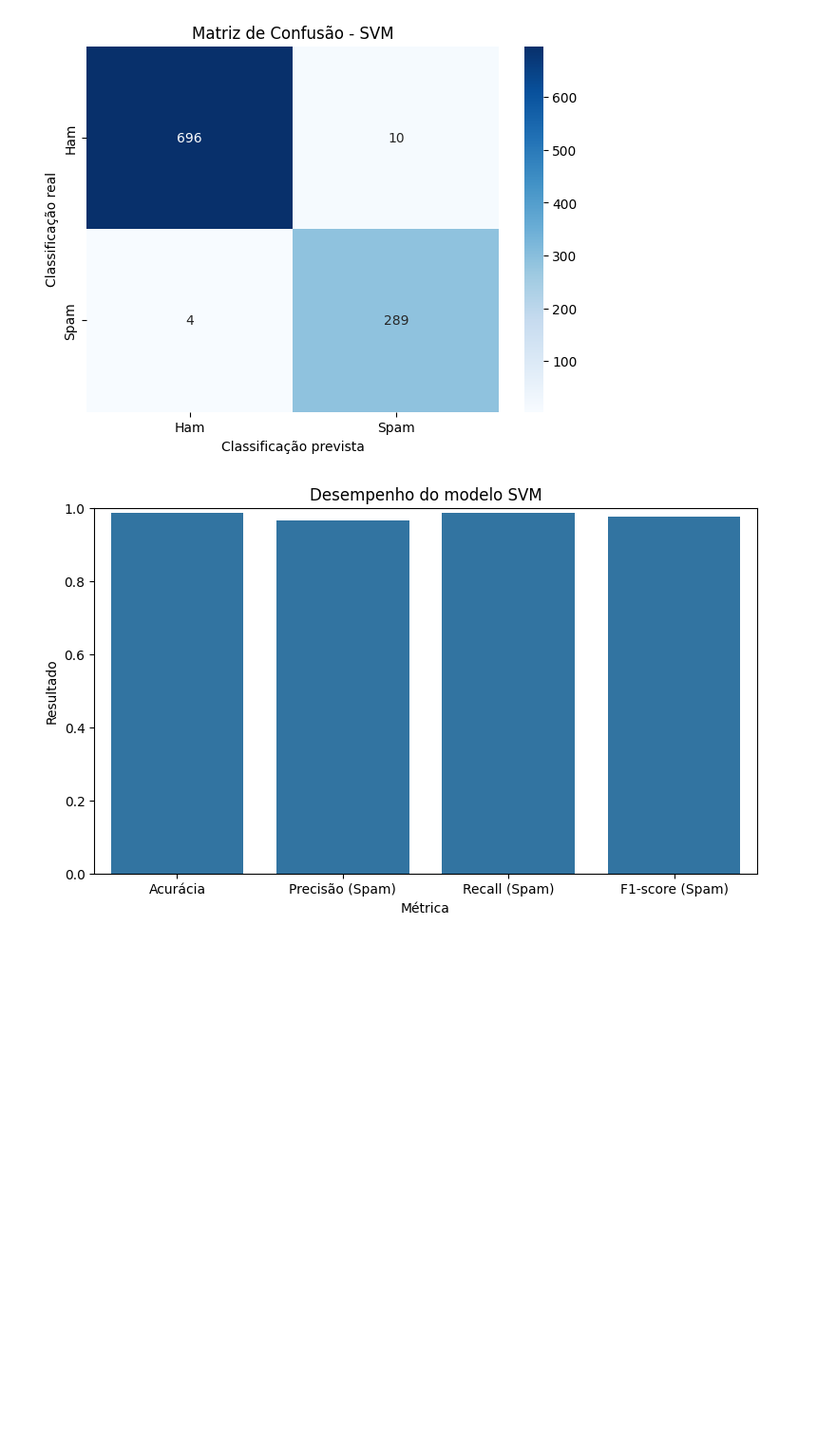
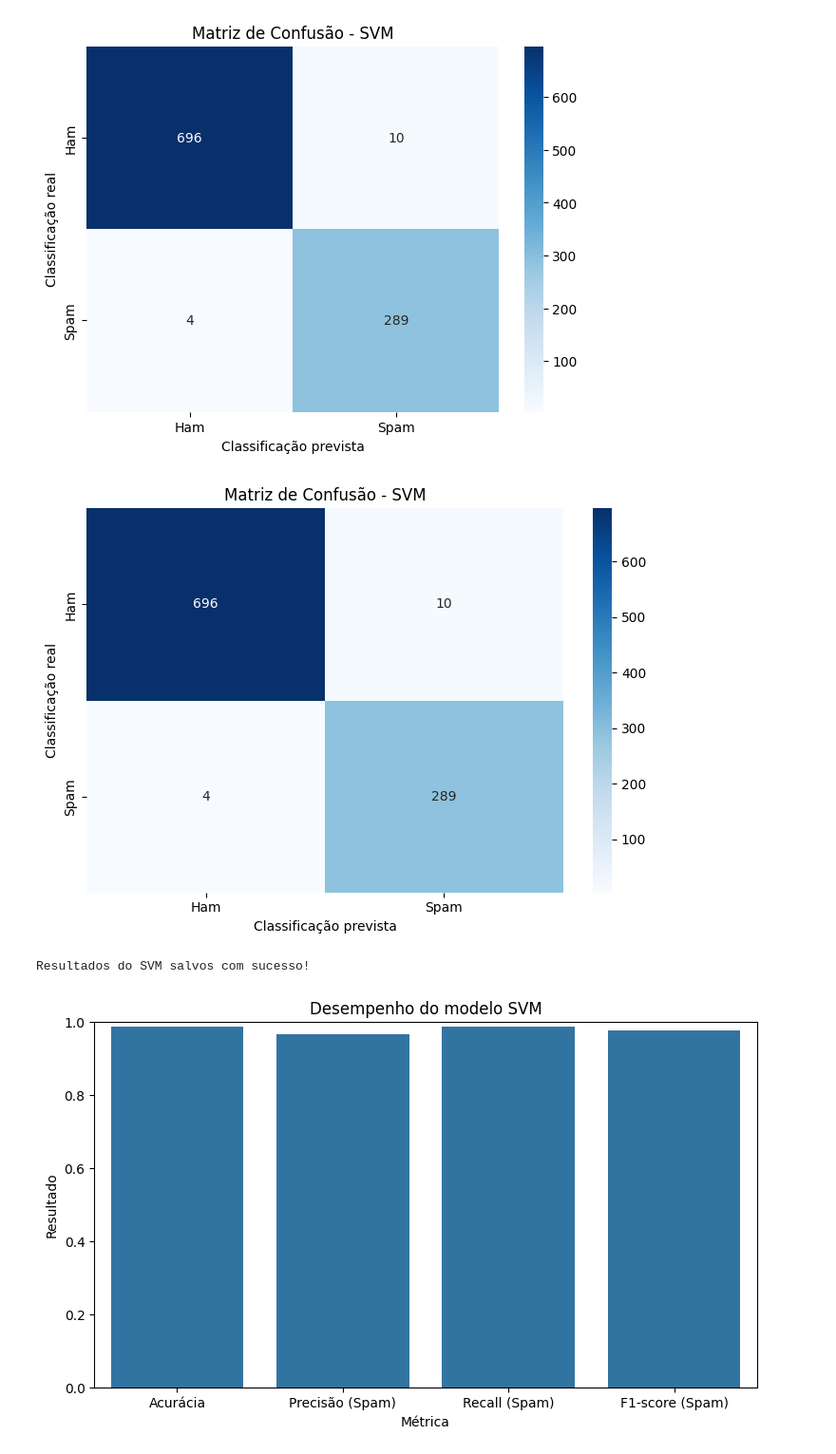
Before and after one commit to Delfino-23/classificacao-emails-spam, a Jupyter notebook: notebooks/modelo_svm.ipynb, the cells around one changed output. Shown at 95% size. Drawn from its saved outputs; the diff is of its cells as text; code cells hidden in the pictures; blank space fills up the shorter version.

```diff
--- a/notebooks/modelo_svm.ipynb
+++ b/notebooks/modelo_svm.ipynb
@@ -428,6 +428,78 @@ plt.ylabel("Classificação real")
 plt.show()
 # %% [output]
 [figure]
+# %%
+
+from pathlib import Path
+
+# Cria a pasta de resultados do SVM
+pasta_resultados = Path("resultados/svm")
+pasta_resultados.mkdir(parents=True, exist_ok=True)
+
+# Relatório detalhado
+relatorio = classification_report(
+    y_test,
+    y_pred,
+    labels=["ham", "spam"],
+    target_names=["Ham", "Spam"],
+    output_dict=True,
+    zero_division=0
+)
+
+# Organiza as métricas
+resultados = pd.DataFrame([{
+    "Modelo": "SVM",
+    "Acuracia": acuracia,
+    "Precisao_Ham": relatorio["Ham"]["precision"],
+    "Recall_Ham": relatorio["Ham"]["recall"],
+    "F1_Ham": relatorio["Ham"]["f1-score"],
+    "Precisao_Spam": relatorio["Spam"]["precision"],
+    "Recall_Spam": relatorio["Spam"]["recall"],
+    "F1_Spam": relatorio["Spam"]["f1-score"],
+    "Treinamento": len(X_train),
+    "Teste": len(X_test)
+}])
+
+# Salva as métricas
+resultados.to_csv(
+    pasta_resultados / "metricas.csv",
+    index=False
+)
+
+# Salva a matriz de confusão em CSV
+matriz = confusion_matrix(
+    y_test,
+    y_pred,
+    labels=["ham", "spam"]
+)
+
+pd.DataFrame(
+    matriz,
+    index=["Real_Ham", "Real_Spam"],
+    columns=["Previsto_Ham", "Previsto_Spam"]
+).to_csv(pasta_resultados / "matriz_confusao.csv")
+
+# Salva a imagem da matriz de confusão
+plt.figure(figsize=(7, 5))
+sns.heatmap(
+    matriz,
+    annot=True,
+    fmt="d",
+    cmap="Blues",
+    xticklabels=["Ham", "Spam"],
+    yticklabels=["Ham", "Spam"]
+)
+plt.title("Matriz de Confusão - SVM")
+plt.xlabel("Classificação prevista")
+plt.ylabel("Classificação real")
+plt.tight_layout()
+plt.savefig(pasta_resultados / "matriz_confusao.png", dpi=300)
+plt.show()
+
+print("Resultados do SVM salvos com sucesso!")
+# %% [output]
+[figure, added]
+Resultados do SVM salvos com sucesso!
 # %%
 metricas = pd.DataFrame({
     "Métrica": [
```
Also changed, not shown: 14 other files.
